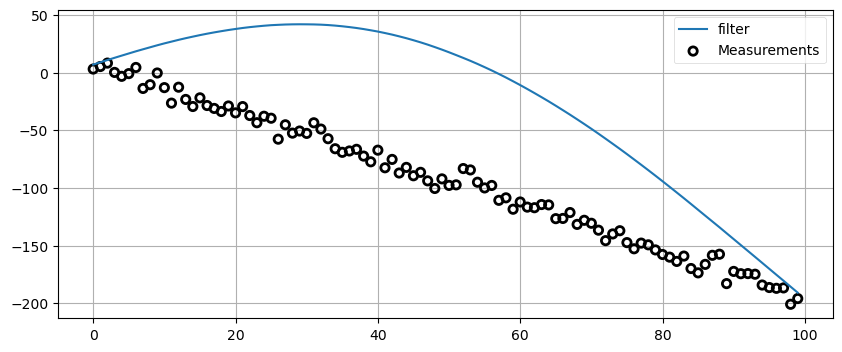
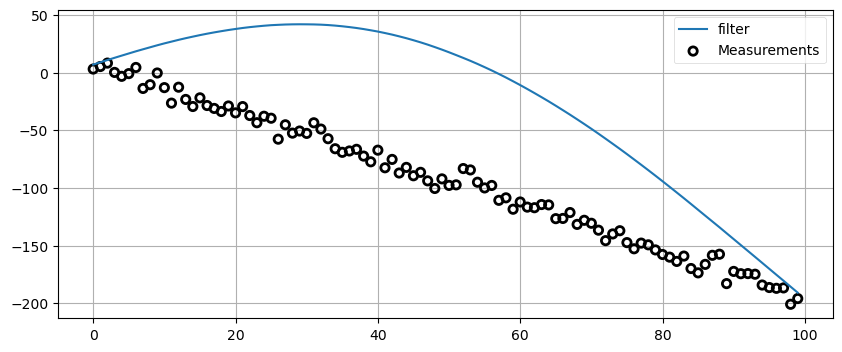
Code edit (unified diff) that turned the first committed figure into the second:
--- before
+++ after
@@ -3,3 +3,3 @@
 book_plots.plot_measurements(zs)
 book_plots.plot_filter(data, label='filter')
-plt.legend(loc=1);
+plt.legend(loc=1)

Commit: Error modifications.